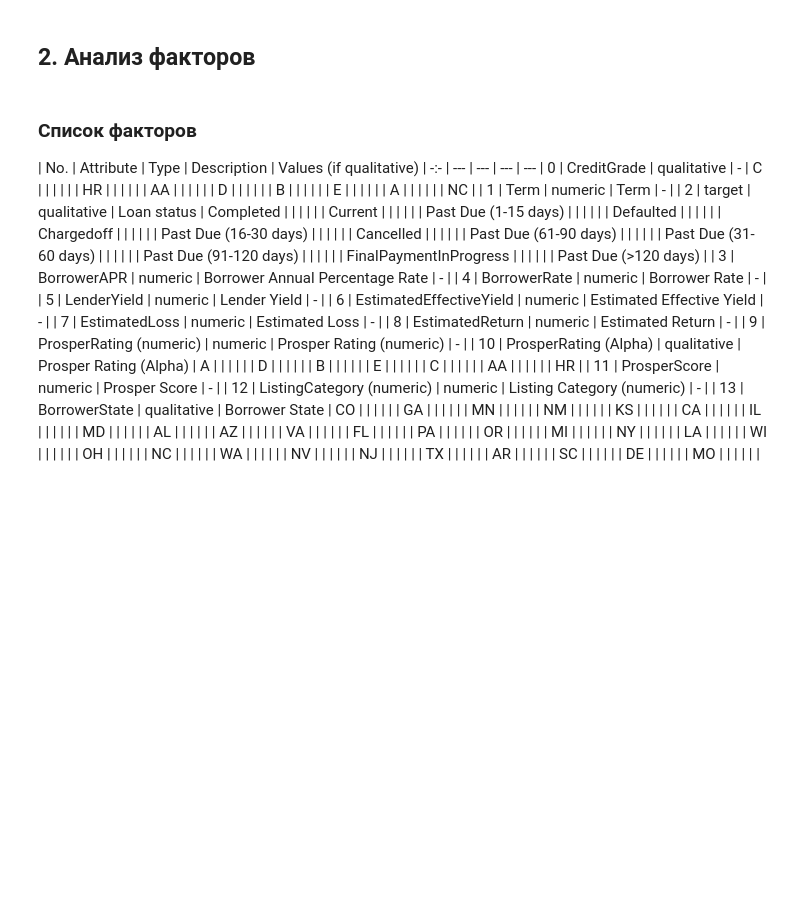
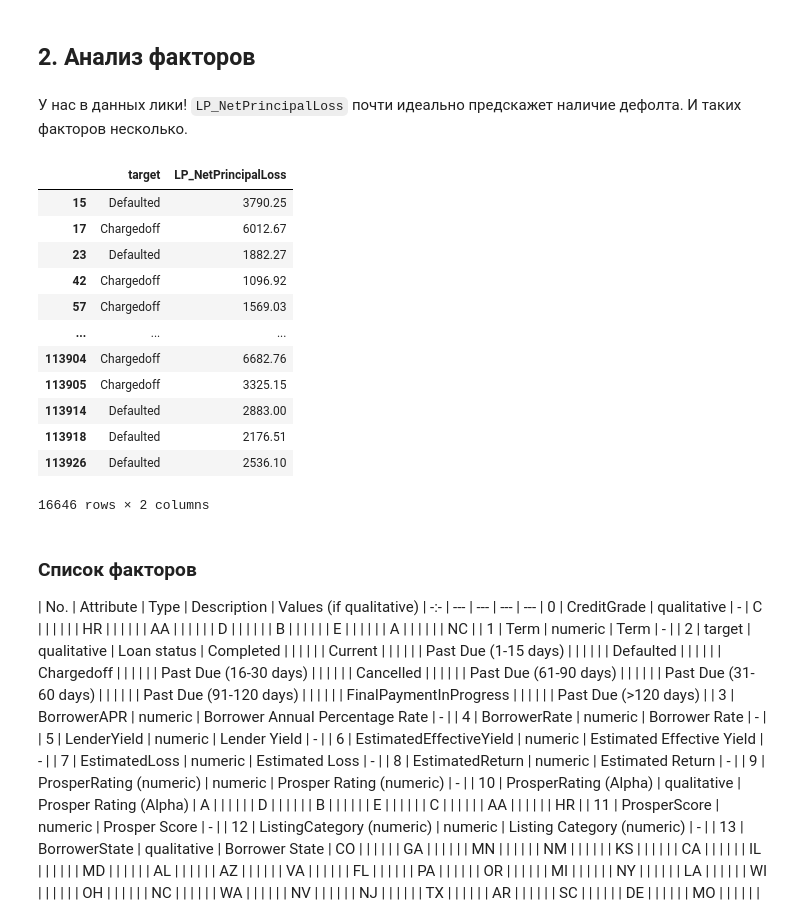
Before and after one commit to uasek/credit_scoring_project, a Jupyter notebook: datasets/12_Prosper/Prosper.ipynb, the cells around one changed output. Saved outputs shown, nothing was run; the diff lists cells and outputs as text; code cells hidden in the pictures; blank space fills up the shorter version.

```diff
--- a/datasets/12_Prosper/Prosper.ipynb
+++ b/datasets/12_Prosper/Prosper.ipynb
@@ -84,6 +99,24 @@ for col in df.columns:
     i += 1
 # %% [markdown]
 ## 2. Анализ факторов
+# %% [markdown]
+У нас в данных лики! `LP_NetPrincipalLoss` почти идеально предскажет наличие дефолта. И таких факторов несколько.
+# %%
+df[['target', 'LP_NetPrincipalLoss']].loc[df.LP_NetPrincipalLoss > 0]
+# %% [output]
+|  | target | LP_NetPrincipalLoss |
+| 15 | Defaulted | 3790.25 |
+| 17 | Chargedoff | 6012.67 |
+| 23 | Defaulted | 1882.27 |
+| 42 | Chargedoff | 1096.92 |
+| 57 | Chargedoff | 1569.03 |
+| ... | ... | ... |
+| 113904 | Chargedoff | 6682.76 |
+| 113905 | Chargedoff | 3325.15 |
+| 113914 | Defaulted | 2883.00 |
+| 113918 | Defaulted | 2176.51 |
+| 113926 | Defaulted | 2536.10 |
+16646 rows × 2 columns
 # %% [markdown]
 ### Список факторов
 
```
Also changed, not shown: parts of 2 cells of this notebook.
